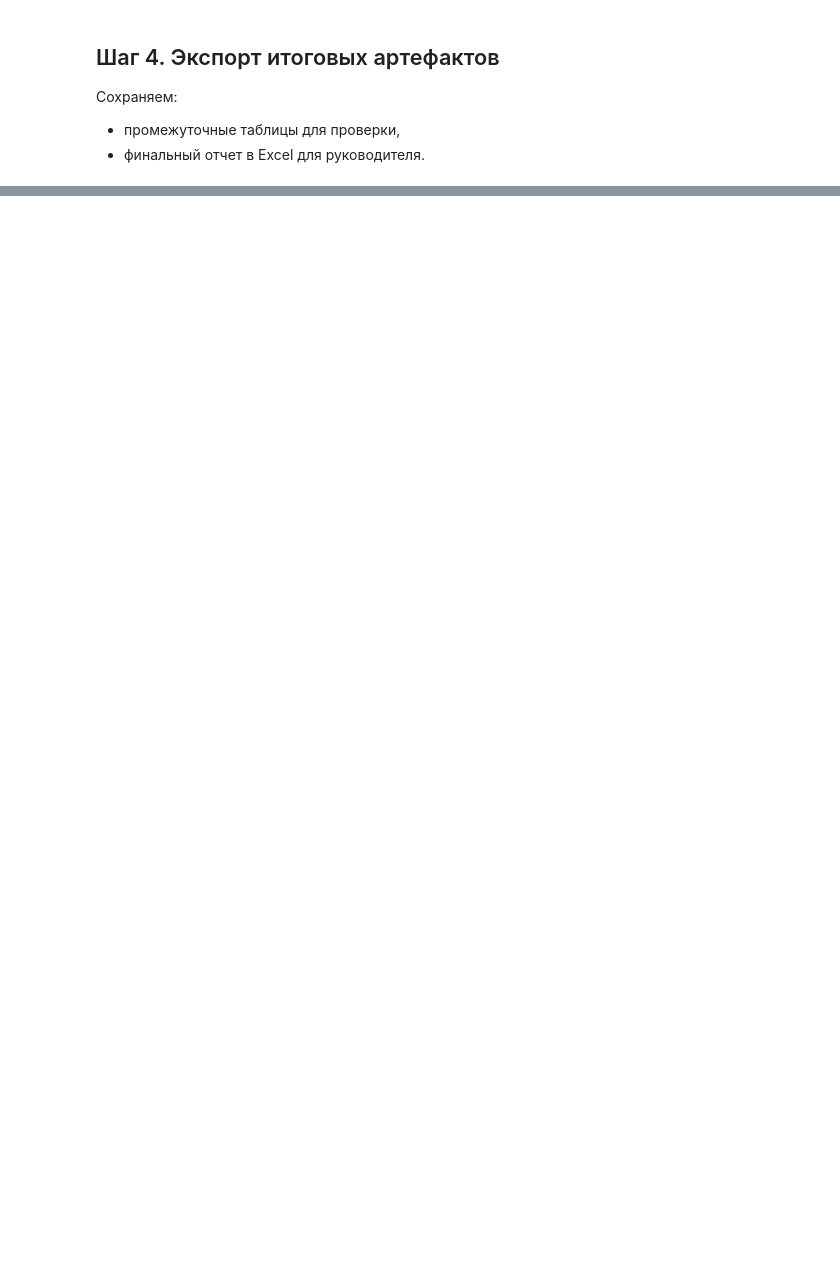
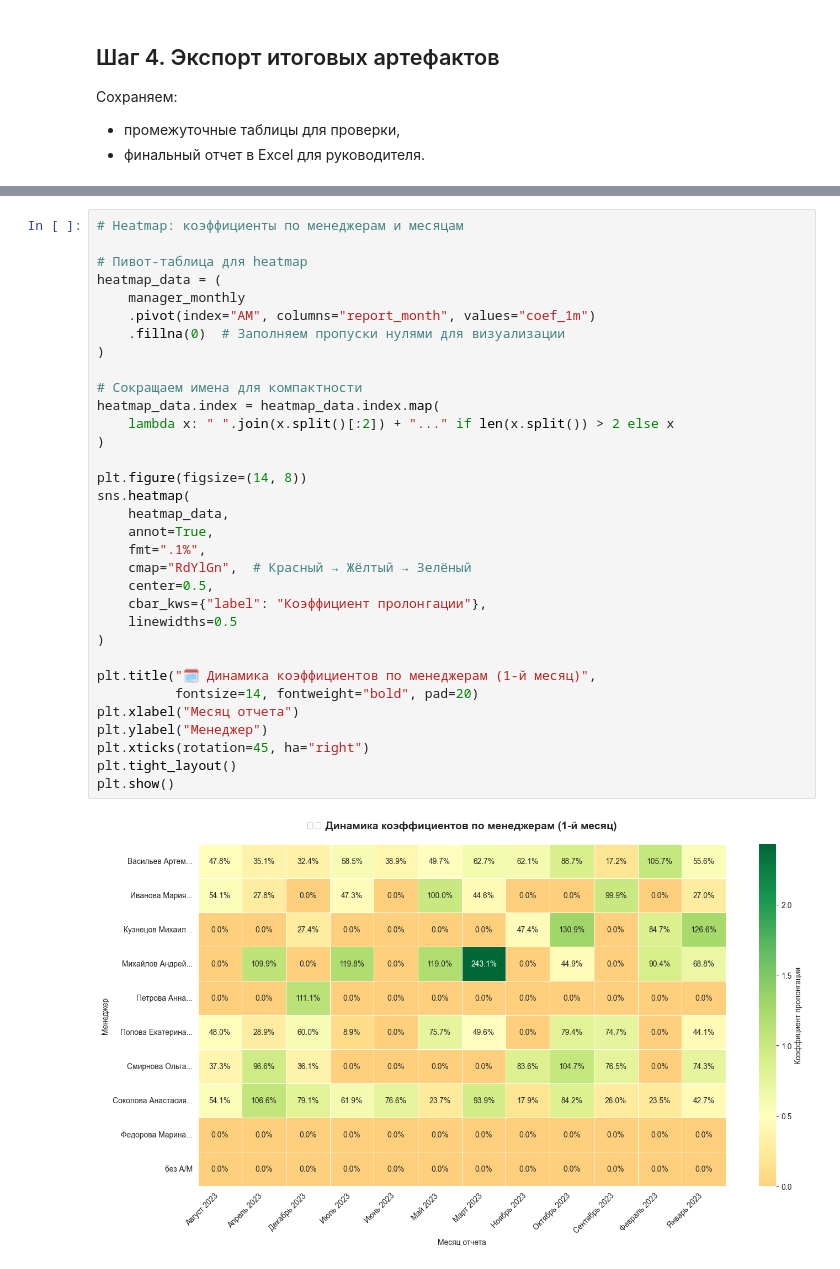
Before and after one commit to mazda-01/junior_da_case, a Jupyter notebook: prolongation_analysis.ipynb, the cells around one changed output, grey strips where cells are left out. Drawn from its saved outputs; the diff is of its cells as text; blank space fills up the shorter version.

```diff
--- a/prolongation_analysis.ipynb
+++ b/prolongation_analysis.ipynb
@@ -145,0 +272,35 @@ Saved mart: /Users/dmitrijpavlov/Desktop/DA/outputs/project_mart.csv
+# %%
+# Heatmap: коэффициенты по менеджерам и месяцам
+
+# Пивот-таблица для heatmap
+heatmap_data = (
+    manager_monthly
+    .pivot(index="AM", columns="report_month", values="coef_1m")
+    .fillna(0)  # Заполняем пропуски нулями для визуализации
+)
+
+# Сокращаем имена для компактности
+heatmap_data.index = heatmap_data.index.map(
+    lambda x: " ".join(x.split()[:2]) + "..." if len(x.split()) > 2 else x
+)
+
+plt.figure(figsize=(14, 8))
+sns.heatmap(
+    heatmap_data,
+    annot=True,
+    fmt=".1%",
+    cmap="RdYlGn",  # Красный → Жёлтый → Зелёный
+    center=0.5,
+    cbar_kws={"label": "Коэффициент пролонгации"},
+    linewidths=0.5
+)
+
+plt.title("🗓️ Динамика коэффициентов по менеджерам (1-й месяц)",
+          fontsize=14, fontweight="bold", pad=20)
+plt.xlabel("Месяц отчета")
+plt.ylabel("Менеджер")
+plt.xticks(rotation=45, ha="right")
+plt.tight_layout()
+plt.show()
+# %% [output]
+[figure, added]
```
Also changed, not shown: parts of 6 cells of this notebook, 2 other files.
